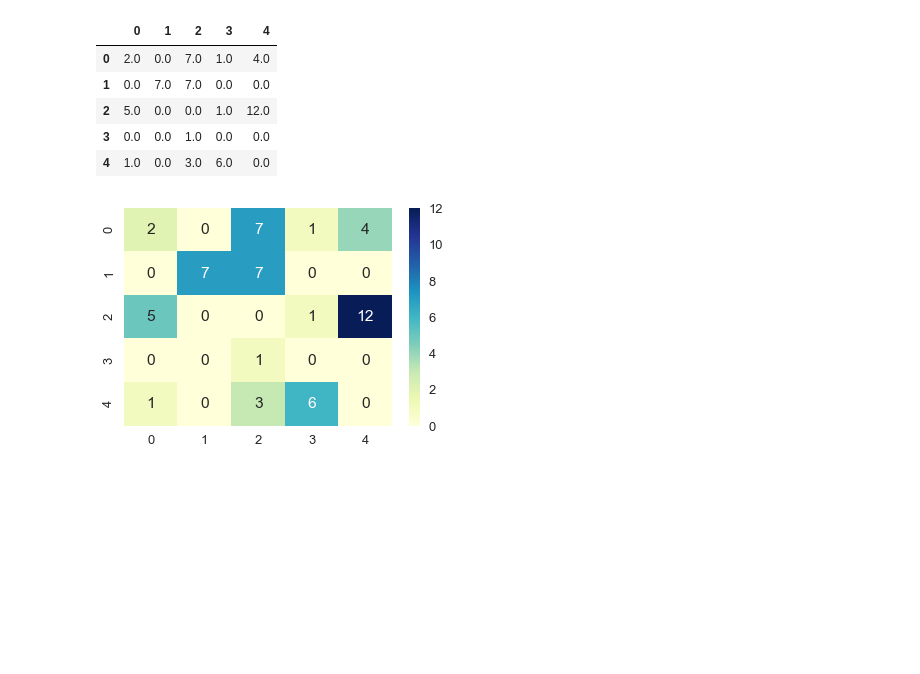
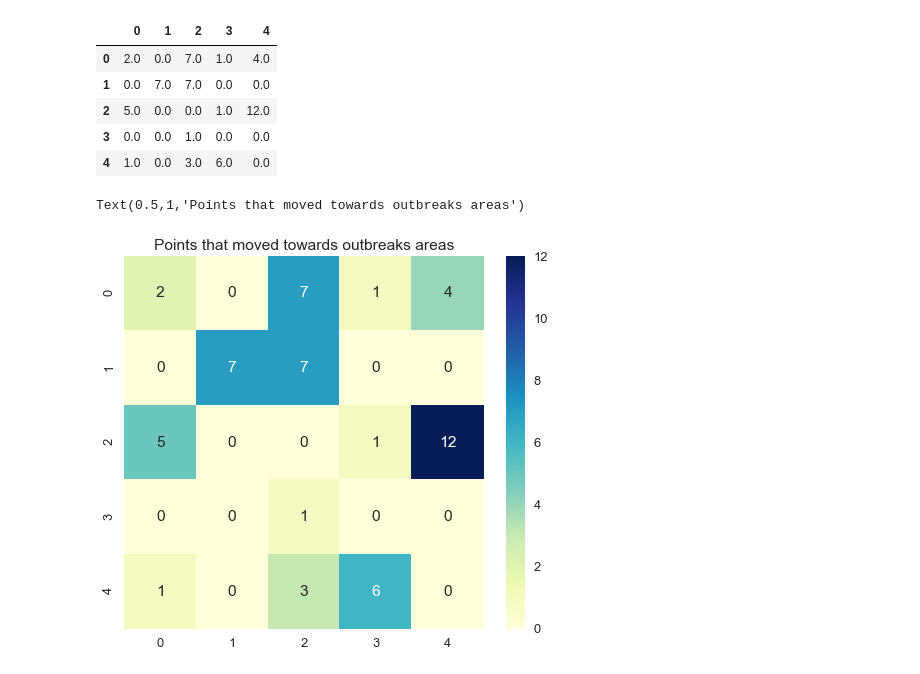
Before and after one commit to QuirkyDataScientist1978/project_dengue_fever, a Jupyter notebook: Final_Project_IP.ipynb, the cells around one changed output. Cells and saved outputs as stored; diff of their text form; code cells hidden in the pictures; blank space fills up the shorter version.

```diff
--- a/Final_Project_IP.ipynb
+++ b/Final_Project_IP.ipynb
@@ -1911,8 +1856,11 @@ labeledDenormalized.head()
 ## Mapping the dangerous regions
 # %%
 meanOccurrences = labeledDenormalized.Occurrences.mean()
-outbreaks = labeledDenormalized.loc[labeledDenormalized['Occurrences']>labeledDenormalized.Occurrences.mean()]
+outbreaks = labeledDenormalized.loc[labeledDenormalized['Occurrences']>meanOccurrences]
 # %%
 outbreaks.reset_index(drop = True, inplace = True)
 # %%
 labeledDenormalized['beforeOutbreak'] = 0
+labeledDenormalized['outbreak'] = 0
+# %%
+labeledDenormalized['outbreak'].loc[labeledDenormalized['Occurrences']>meanOccurrences] = 1
@@ -1978,8 +1919,16 @@ matrix
 | 2 | 5.0 | 0.0 | 0.0 | 1.0 | 12.0 |
 | 3 | 0.0 | 0.0 | 1.0 | 0.0 | 0.0 |
 | 4 | 1.0 | 0.0 | 3.0 | 6.0 | 0.0 |
-# %%
-matrix = matrix.astype(int)
-ax = sns.heatmap(matrix,  annot=True, fmt="d", cmap="YlGnBu")
-# %% [output]
-[figure, removed]
+# %%
+f, (ax3) = plt.subplots(1, figsize=(7, 6), sharex=True)
+
+matrix = matrix.astype(int)
+# Label axes
+p=sns.heatmap(matrix,  annot=True, fmt="d", cmap="YlGnBu")
+
+# Finalize the plot
+plt.tight_layout(h_pad=2)
+ax3.set_title('Points that moved towards outbreaks areas')
+# %% [output]
+Text(0.5,1,'Points that moved towards outbreaks areas')
+[figure, added]
```
Also changed, not shown: parts of 17 cells of this notebook.
